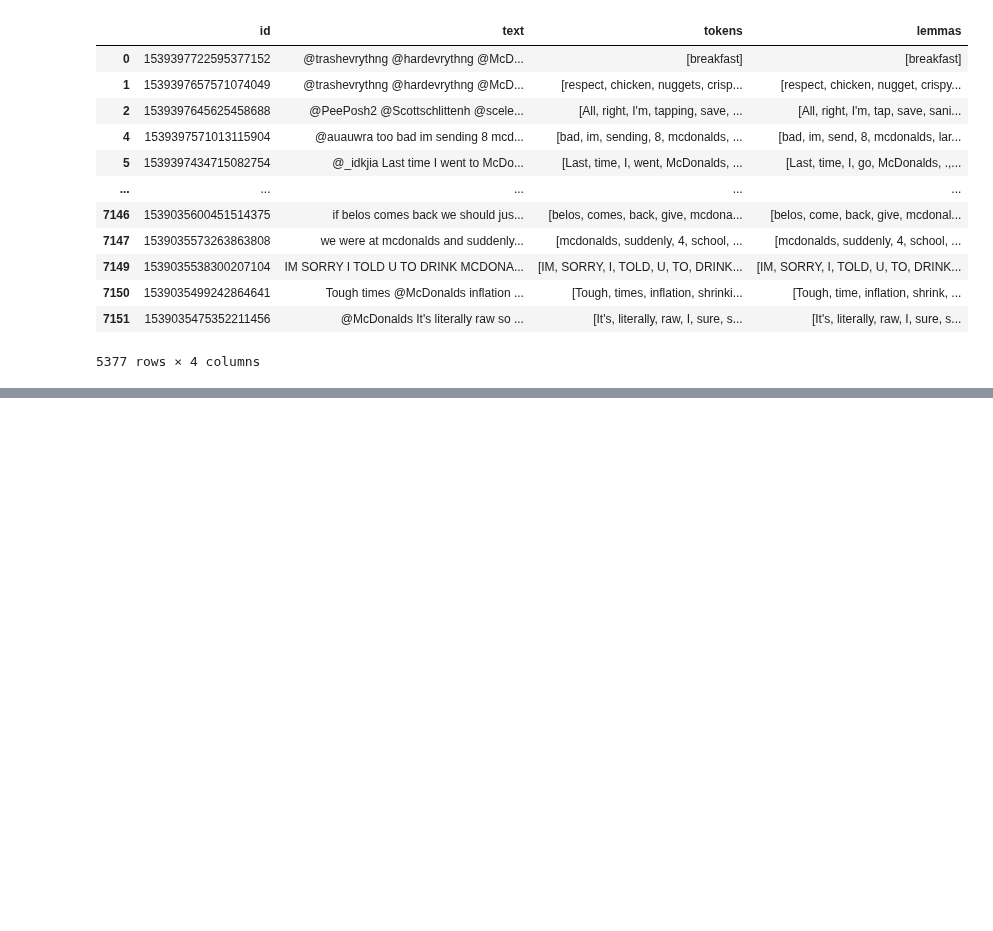
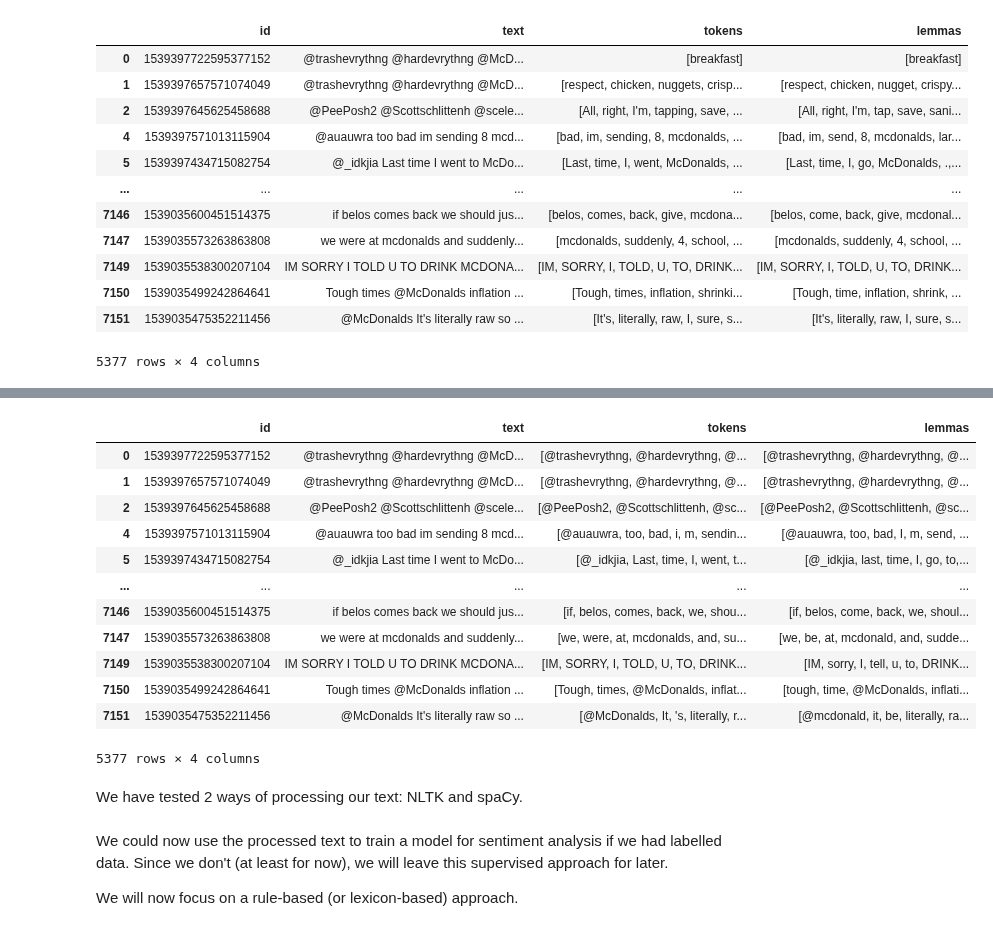
Before and after one commit to polltter/share, a Jupyter notebook: notebooks/sentiment_analysis_EN.ipynb, the cells around one changed output, grey strips where cells are left out. Saved outputs shown, nothing was run; the diff lists cells and outputs as text; code cells hidden in the pictures; blank space fills up the shorter version.

Commit message:
update sentiment analysis EN - process text with spaCy: close #4

```diff
--- a/notebooks/sentiment_analysis_EN.ipynb
+++ b/notebooks/sentiment_analysis_EN.ipynb
@@ -212,0 +342,6 @@ df_nltk
+# %%
+# disable the parser and ner components
+
+nlp = spacy.load("en_core_web_sm", disable=["parser", "ner"])
+
+nlp.pipeline
@@ -212,0 +354,6 @@ df_nltk
+# %%
+%%time
+
+# pipeline with disabled components
+
+df_spacy['tokens'] = df_spacy['text'].map(tokens)
@@ -212,0 +378,16 @@ df_nltk
+# %%
+# tokenize text and get lemmas
+
+def tokens_and_lemmas(text):
+
+    doc = nlp(text)
+
+    tokens = [tokens.text for tokens in doc]
+
+    lemmas = [tokens.lemma_ for tokens in doc]
+
+    return tokens, lemmas
+# %%
+%%time
+
+df_spacy[['tokens', 'lemmas']] = df_spacy.apply(lambda row: tokens_and_lemmas(row['text']), axis='columns', result_type='expand')
@@ -212,0 +396,22 @@ df_nltk
+# %%
+df_spacy
+# %% [output]
+|  | id | text | tokens | lemmas |
+| 0 | 1539397722595377152 | @trashevrythng @hardevrythng @McD... | [@trashevrythng, @hardevrythng, @... | [@trashevrythng, @hardevrythng, @... |
+| 1 | 1539397657571074049 | @trashevrythng @hardevrythng @McD... | [@trashevrythng, @hardevrythng, @... | [@trashevrythng, @hardevrythng, @... |
+| 2 | 1539397645625458688 | @PeePosh2 @Scottschlittenh @scele... | [@PeePosh2, @Scottschlittenh, @sc... | [@PeePosh2, @Scottschlittenh, @sc... |
+| 4 | 1539397571013115904 | @auauwra too bad im sending 8 mcd... | [@auauwra, too, bad, i, m, sendin... | [@auauwra, too, bad, I, m, send, ... |
+| 5 | 1539397434715082754 | @_idkjia Last time I went to McDo... | [@_idkjia, Last, time, I, went, t... | [@_idkjia, last, time, I, go, to,... |
+| ... | ... | ... | ... | ... |
+| 7146 | 1539035600451514375 | if belos comes back we should jus... | [if, belos, comes, back, we, shou... | [if, belos, come, back, we, shoul... |
+| 7147 | 1539035573263863808 | we were at mcdonalds and suddenly... | [we, were, at, mcdonalds, and, su... | [we, be, at, mcdonald, and, sudde... |
+| 7149 | 1539035538300207104 | IM SORRY I TOLD U TO DRINK MCDONA... | [IM, SORRY, I, TOLD, U, TO, DRINK... | [IM, sorry, I, tell, u, to, DRINK... |
+| 7150 | 1539035499242864641 | Tough times @McDonalds inflation ... | [Tough, times, @McDonalds, inflat... | [tough, time, @McDonalds, inflati... |
+| 7151 | 1539035475352211456 | @McDonalds It's literally raw so ... | [@McDonalds, It, 's, literally, r... | [@mcdonald, it, be, literally, ra... |
+5377 rows × 4 columns
+# %% [markdown]
+We have tested 2 ways of processing our text: NLTK and spaCy.
+# %% [markdown]
+We could now use the processed text to train a model for sentiment analysis if we had labelled data. Since we don't (at least for now), we will leave this supervised approach for later.
+
+We will now focus on a rule-based (or lexicon-based) approach.
```
Also changed, not shown: parts of 31 cells of this notebook.
